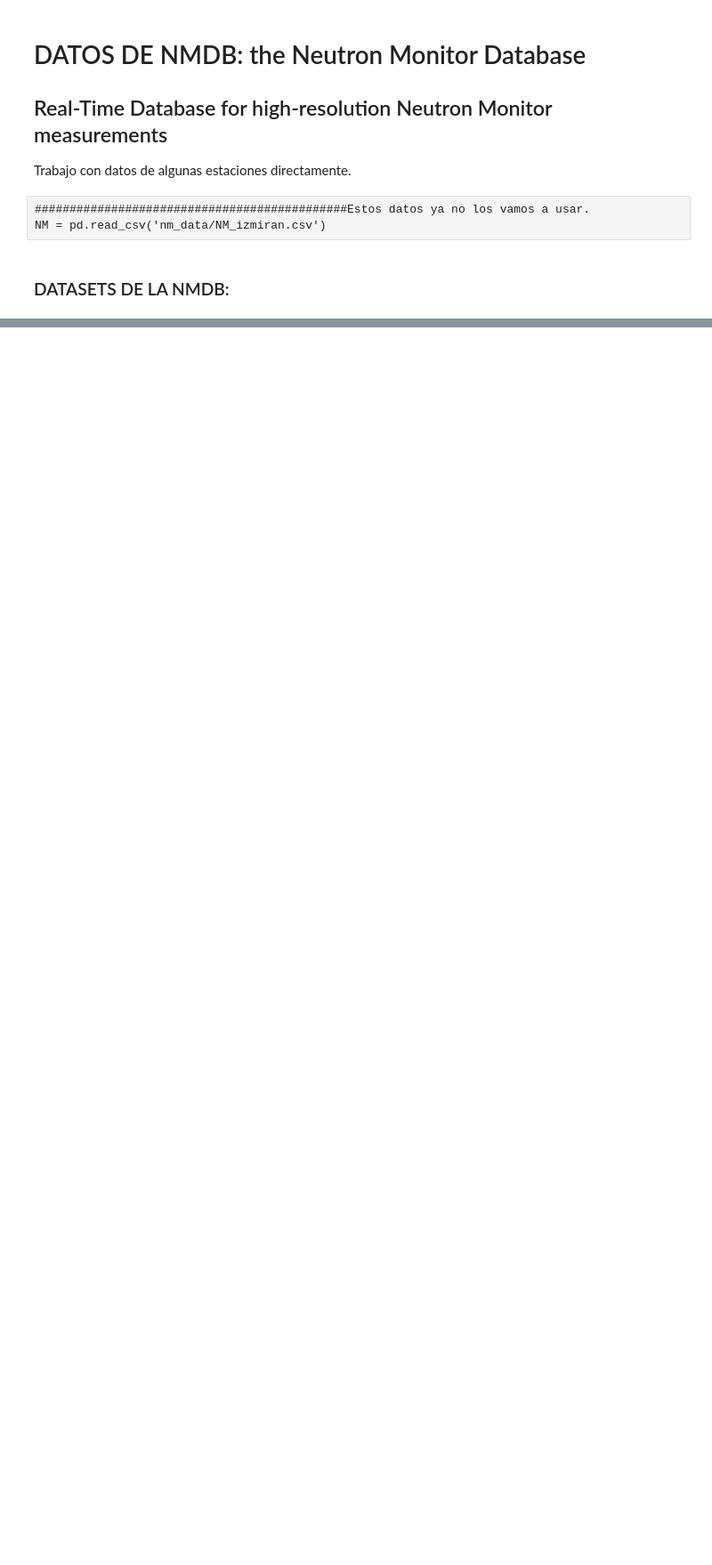
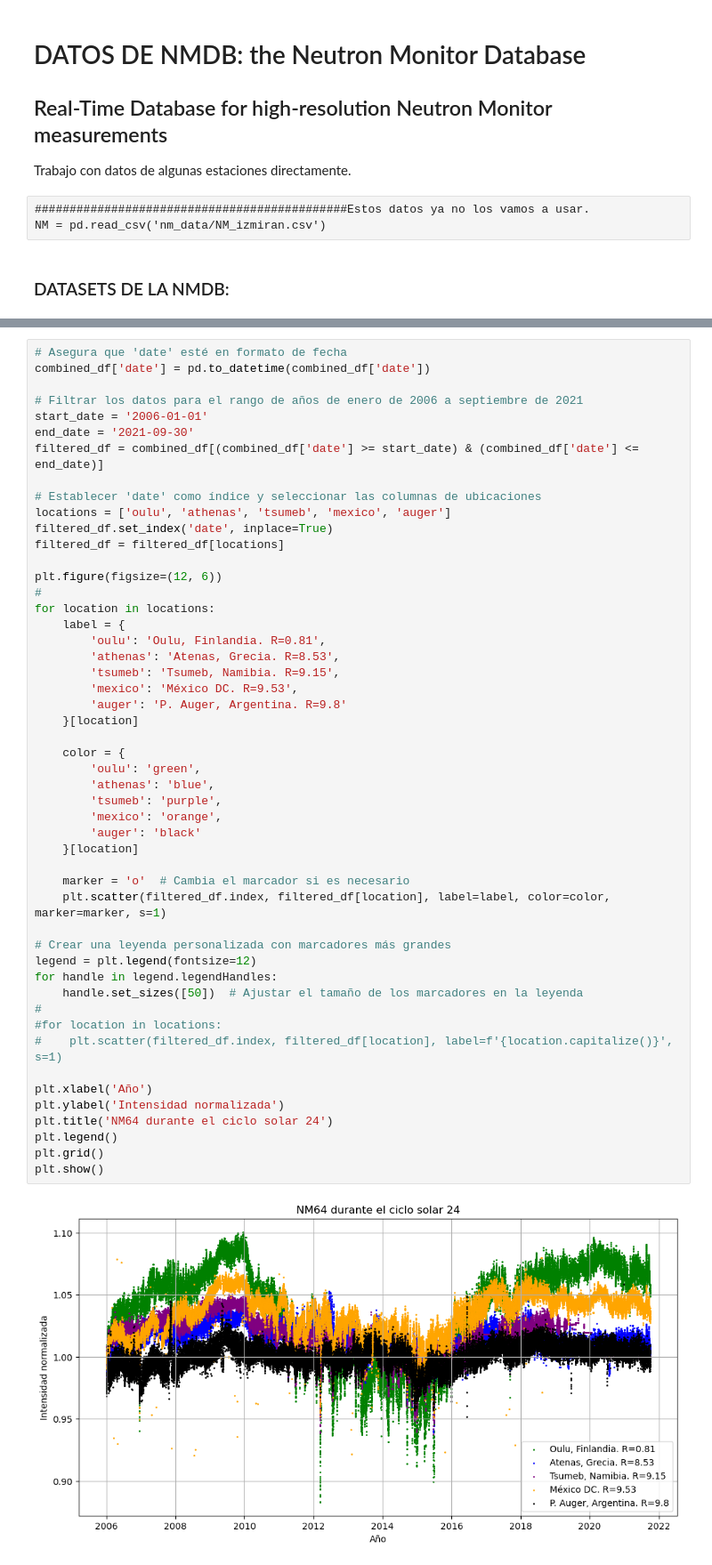
Before and after one commit to jennifergc/scaler_for_solar_analysis, a Jupyter notebook: 03_Neutron_Monitor_Comparison.ipynb, the cells around one changed output, grey strips where cells are left out. Shown: that part at 89% size. Drawn from its saved outputs; the diff is of its cells as text; blank space fills up the shorter version.

```diff
--- a/03_Neutron_Monitor_Comparison.ipynb
+++ b/03_Neutron_Monitor_Comparison.ipynb
@@ -172,3 +86,55 @@ plt.show()
+# %%
+# Asegura que 'date' esté en formato de fecha
+combined_df['date'] = pd.to_datetime(combined_df['date'])
+
+# Filtrar los datos para el rango de años de enero de 2006 a septiembre de 2021
+start_date = '2006-01-01'
+end_date = '2021-09-30'
+filtered_df = combined_df[(combined_df['date'] >= start_date) & (combined_df['date'] <= end_date)]
+
+# Establecer 'date' como índice y seleccionar las columnas de ubicaciones
+locations = ['oulu', 'athenas', 'tsumeb', 'mexico', 'auger']
+filtered_df.set_index('date', inplace=True)
+filtered_df = filtered_df[locations]
+
+plt.figure(figsize=(12, 6))
+#
+for location in locations:
+    label = {
+        'oulu': 'Oulu, Finlandia. R=0.81',
+        'athenas': 'Atenas, Grecia. R=8.53',
+        'tsumeb': 'Tsumeb, Namibia. R=9.15',
+        'mexico': 'México DC. R=9.53',
+        'auger': 'P. Auger, Argentina. R=9.8'
+    }[location]
+
+    color = {
+        'oulu': 'green',
+        'athenas': 'blue',
+        'tsumeb': 'purple',
+        'mexico': 'orange',
+        'auger': 'black'
+    }[location]
+
+    marker = 'o'  # Cambia el marcador si es necesario
+    plt.scatter(filtered_df.index, filtered_df[location], label=label, color=color, marker=marker, s=1)
+
+# Crear una leyenda personalizada con marcadores más grandes
+legend = plt.legend(fontsize=12)
+for handle in legend.legendHandles:
+    handle.set_sizes([50])  # Ajustar el tamaño de los marcadores en la leyenda
+#
+#for location in locations:
+#    plt.scatter(filtered_df.index, filtered_df[location], label=f'{location.capitalize()}', s=1)
+
+plt.xlabel('Año')
+plt.ylabel('Intensidad normalizada')
+plt.title('NM64 durante el ciclo solar 24')
+plt.legend()
+plt.grid()
+plt.show()
+# %% [output]
+[figure, added]
 # %%
 import matplotlib.pyplot as plt
 
```
Also changed, not shown: parts of 29 cells of this notebook, 15 other files.
